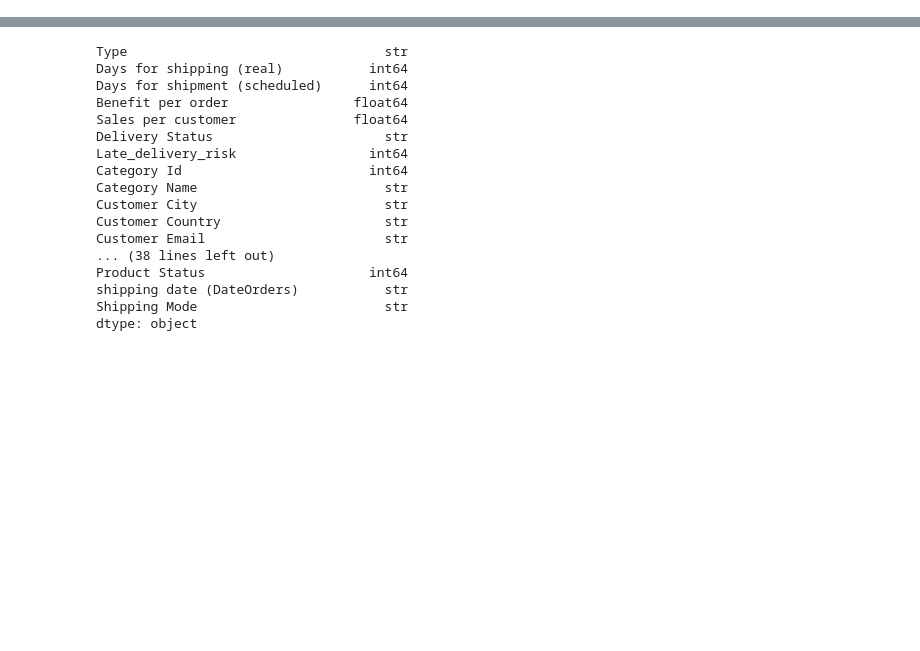
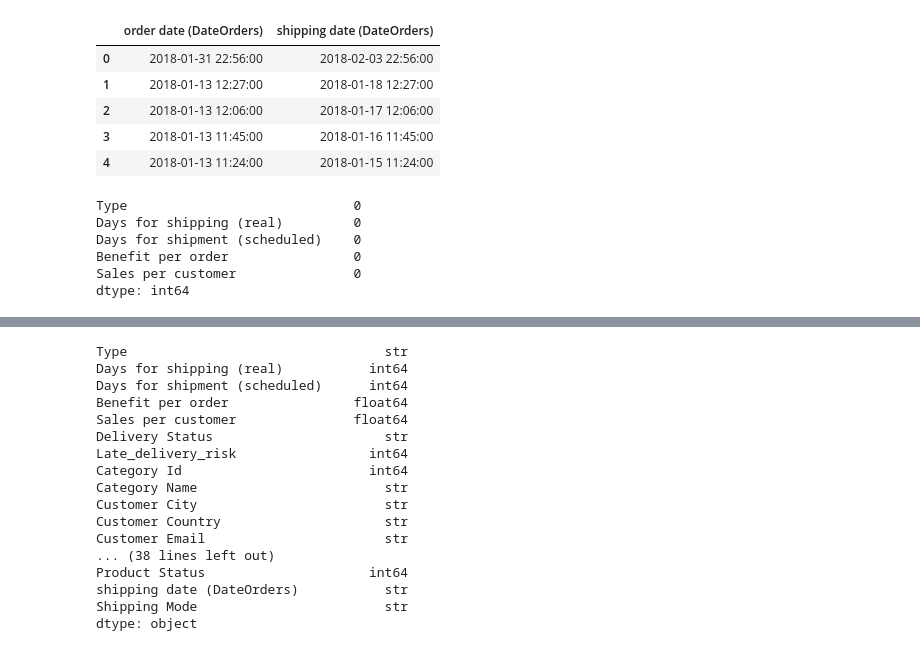
Before and after one commit to Hemavarthini-27/Supply-Prescript, a Jupyter notebook: notebooks/01_Data_Loading.ipynb, the cells around one changed output, grey strips where cells are left out. Drawn from its saved outputs; the diff is of its cells as text; code cells hidden in the pictures; blank space fills up the shorter version.

```diff
--- a/notebooks/01_Data_Loading.ipynb
+++ b/notebooks/01_Data_Loading.ipynb
@@ -0,0 +27,21 @@
+# %%
+df['order date (DateOrders)'] = pd.to_datetime(df['order date (DateOrders)'])
+df['shipping date (DateOrders)'] = pd.to_datetime(df['shipping date (DateOrders)'])
+
+df[['order date (DateOrders)', 'shipping date (DateOrders)']].head()
+# %% [output]
+|  | order date (DateOrders) | shipping date (DateOrders) |
+| 0 | 2018-01-31 22:56:00 | 2018-02-03 22:56:00 |
+| 1 | 2018-01-13 12:27:00 | 2018-01-18 12:27:00 |
+| 2 | 2018-01-13 12:06:00 | 2018-01-17 12:06:00 |
+| 3 | 2018-01-13 11:45:00 | 2018-01-16 11:45:00 |
+| 4 | 2018-01-13 11:24:00 | 2018-01-15 11:24:00 |
+# %%
+df.isnull().sum().sort_values(ascending=False).head()
+# %% [output]
+Type                             0
+Days for shipping (real)         0
+Days for shipment (scheduled)    0
+Benefit per order                0
+Sales per customer               0
+dtype: int64
```
Also changed, not shown: parts of 9 cells of this notebook.
